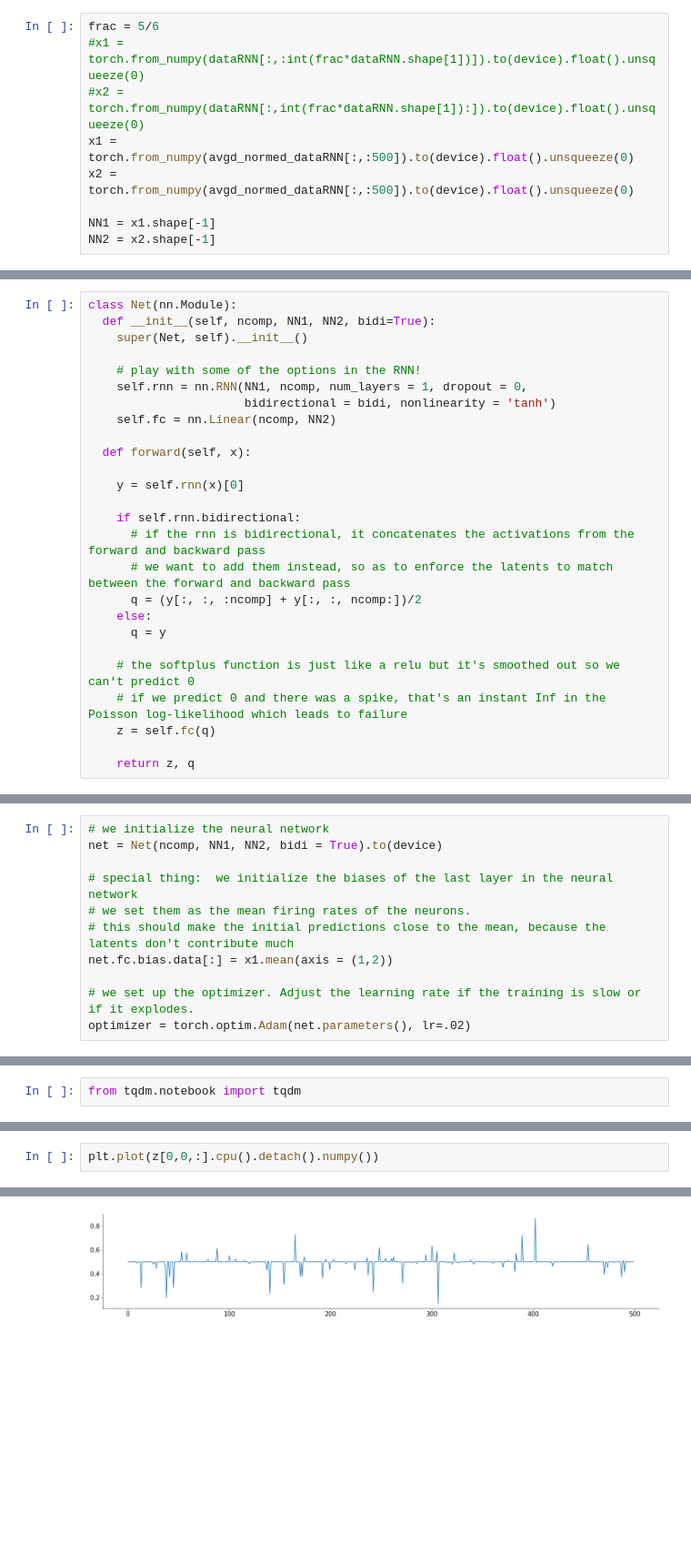
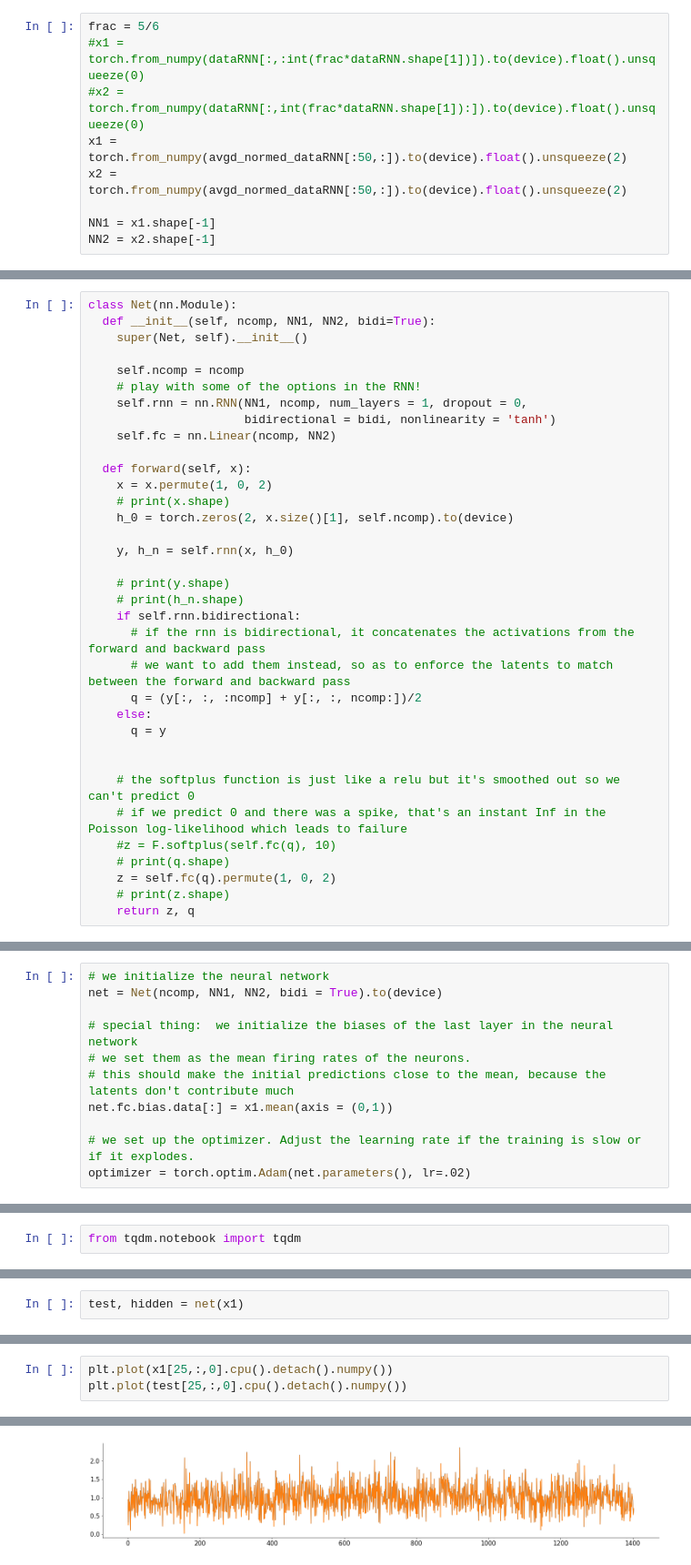
Before and after one commit to sazio/NMAs, a Jupyter notebook: src/Data_Loader.ipynb, the cells around one changed output, grey strips where cells are left out. Shown: that part at 91% size. Saved outputs shown, nothing was run; the diff lists cells and outputs as text; blank space fills up the shorter version.

Commit message:
fixed data shape and forward pass shape

```diff
--- a/src/Data_Loader.ipynb
+++ b/src/Data_Loader.ipynb
@@ -189,8 +187,8 @@ avgd_normed_dataRNN.shape
 frac = 5/6
 #x1 = torch.from_numpy(dataRNN[:,:int(frac*dataRNN.shape[1])]).to(device).float().unsqueeze(0)
 #x2 = torch.from_numpy(dataRNN[:,int(frac*dataRNN.shape[1]):]).to(device).float().unsqueeze(0)
-x1 = torch.from_numpy(avgd_normed_dataRNN[:,:500]).to(device).float().unsqueeze(0)
-x2 = torch.from_numpy(avgd_normed_dataRNN[:,:500]).to(device).float().unsqueeze(0)
+x1 = torch.from_numpy(avgd_normed_dataRNN[:50,:]).to(device).float().unsqueeze(2)
+x2 = torch.from_numpy(avgd_normed_dataRNN[:50,:]).to(device).float().unsqueeze(2)
 
 NN1 = x1.shape[-1]
 NN2 = x2.shape[-1]
@@ -199,15 +201,21 @@ class Net(nn.Module):
   def __init__(self, ncomp, NN1, NN2, bidi=True):
     super(Net, self).__init__()
 
+    self.ncomp = ncomp
     # play with some of the options in the RNN!
     self.rnn = nn.RNN(NN1, ncomp, num_layers = 1, dropout = 0,
                       bidirectional = bidi, nonlinearity = 'tanh')
     self.fc = nn.Linear(ncomp, NN2)
 
   def forward(self, x):
+    x = x.permute(1, 0, 2)
+    # print(x.shape)
+    h_0 = torch.zeros(2, x.size()[1], self.ncomp).to(device)
 
-    y = self.rnn(x)[0]
+    y, h_n = self.rnn(x, h_0)
 
+    # print(y.shape)
+    # print(h_n.shape)
     if self.rnn.bidirectional:
       # if the rnn is bidirectional, it concatenates the activations from the forward and backward pass
       # we want to add them instead, so as to enforce the latents to match between the forward and backward pass
@@ -215,8 +223,11 @@ class Net(nn.Module):
     else:
       q = y
 
+
     # the softplus function is just like a relu but it's smoothed out so we can't predict 0
     # if we predict 0 and there was a spike, that's an instant Inf in the Poisson log-likelihood which leads to failure
-    z = self.fc(q)
-
+    #z = F.softplus(self.fc(q), 10)
+    # print(q.shape)
+    z = self.fc(q).permute(1, 0, 2)
+    # print(z.shape)
     return z, q
@@ -227,7 +242,7 @@ net = Net(ncomp, NN1, NN2, bidi = True).to(device)
 # special thing:  we initialize the biases of the last layer in the neural network
 # we set them as the mean firing rates of the neurons.
 # this should make the initial predictions close to the mean, because the latents don't contribute much
-net.fc.bias.data[:] = x1.mean(axis = (1,2))
+net.fc.bias.data[:] = x1.mean(axis = (0,1))
 
 # we set up the optimizer. Adjust the learning rate if the training is slow or if it explodes.
 optimizer = torch.optim.Adam(net.parameters(), lr=.02)
@@ -268 +298,3 @@ for k in tqdm(range(niter)):
 KeyboardInterrupt: ignored
+# %%
+test, hidden = net(x1)
@@ -269,5 +305,6 @@ KeyboardInterrupt: ignored
 # %%
-plt.plot(z[0,0,:].cpu().detach().numpy())
+plt.plot(x1[25,:,0].cpu().detach().numpy())
+plt.plot(test[25,:,0].cpu().detach().numpy())
 # %% [output]
 [<matplotlib.lines.Line2D at 0x...>]
-[figure, old version]
+[figure, new version]
```
Also changed, not shown: parts of 17 cells of this notebook.
